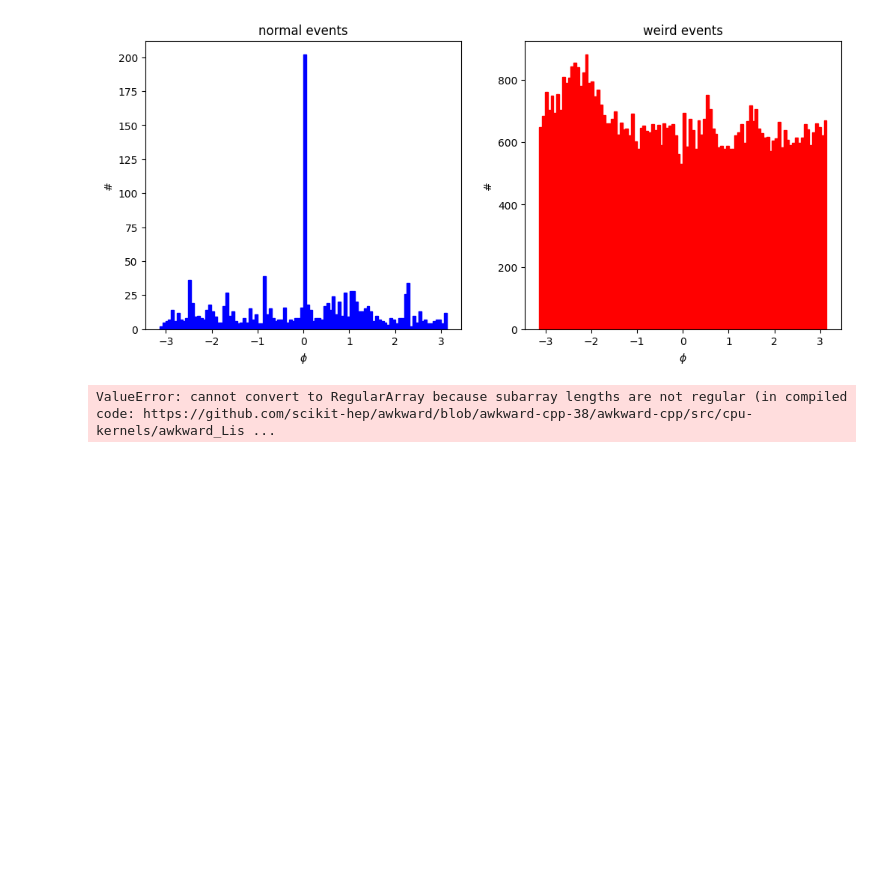
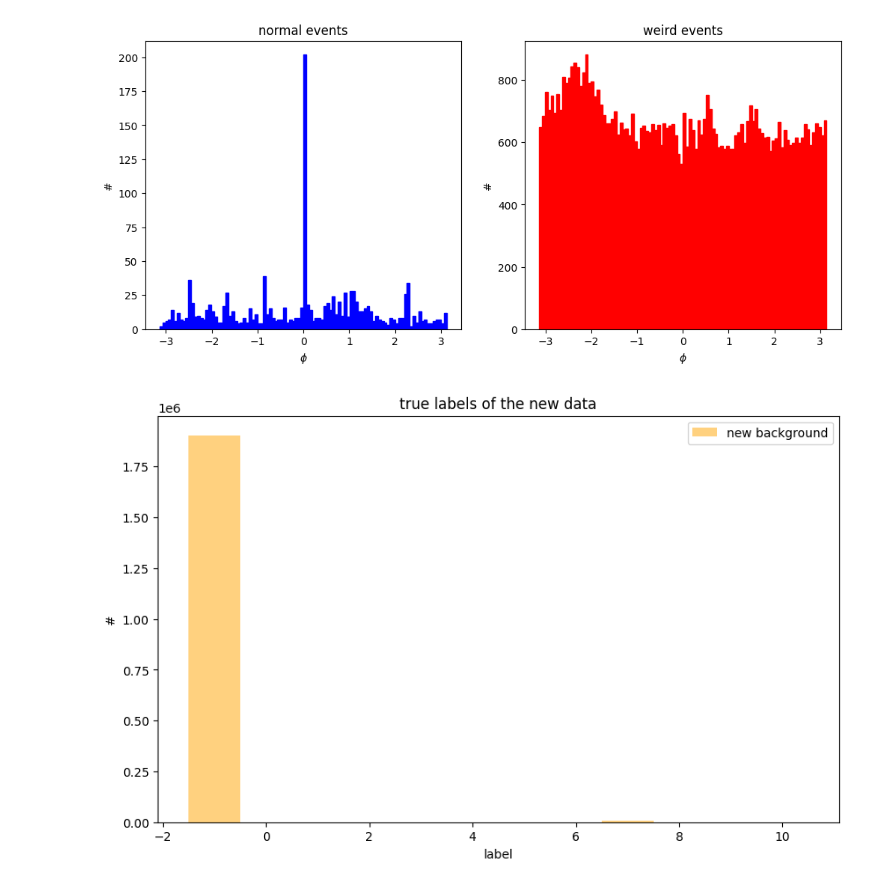
Before and after one commit to GBrodbek/Bachelors-Thesis-Gregor-Brodbek, a Jupyter notebook: files_for_generation_chain/plots3d/plots3d.ipynb, the cells around one changed output. Cells and saved outputs as stored; diff of their text form; code cells hidden in the pictures; blank space fills up the shorter version.

Commit message:
newest changes for training with the new labels

```diff
--- a/files_for_generation_chain/plots3d/plots3d.ipynb
+++ b/files_for_generation_chain/plots3d/plots3d.ipynb
@@ -492,7 +492,28 @@ plt.show()
 # %% [output]
 <Figure size 1000x600 with 0 Axes>
 [figure]
-# %%
-df.query("part_phi!=0")
-# %% [output]
-ValueError: cannot convert to RegularArray because subarray lengths are not regular (in compiled code: https://github.com/scikit-hep/awkward/blob/awkward-cpp-38/awkward-cpp/src/cpu-kernels/awkward_Lis ...
+# %%
+def rootsToDataframe(filepath):
+    with uproot.open(filepath) as file:
+        tree = file["events;2"]
+        df = tree.arrays(library="pd")  # Lade den gesamten DataFrame
+        return df
+# %%
+df = rootsToDataframe("/ceph/gbrodbek/data/signal_tau/outputFiles/output_1149668_0.root")
+df1 = rootsToDataframe("/ceph/gbrodbek/data/background/outputFiles/background_1151259_0.root")
+df2 = rootsToDataframe(dir + "/condor/outputFiles/output_1279601_5.root")
+df3 = rootsToDataframe(dir + "/condor_background/outputFiles/background_output_1312570_5.root")
+# %%
+plt.figure(figsize=(10, 6))
+
+#plt.hist(np.concatenate(df.label_true.values), histtype='bar', color='cornflowerblue', bins=np.arange(-1.5, 11.5, 1), label='new signal', alpha=0.5)
+plt.hist(np.concatenate(df1.label_true.values), histtype='bar', color='orange', bins=np.arange(-1.5, 11.5, 1), label='new background', alpha=0.5)
+plt.title('true labels of the new data')
+plt.xlabel('label')
+plt.ylabel('#')
+#plt.yscale('log')
+plt.legend()
+#plt.savefig(output_path)
+plt.show()
+# %% [output]
+[figure, added]
```
Also changed, not shown: parts of 4 cells of this notebook, 40 other files.
